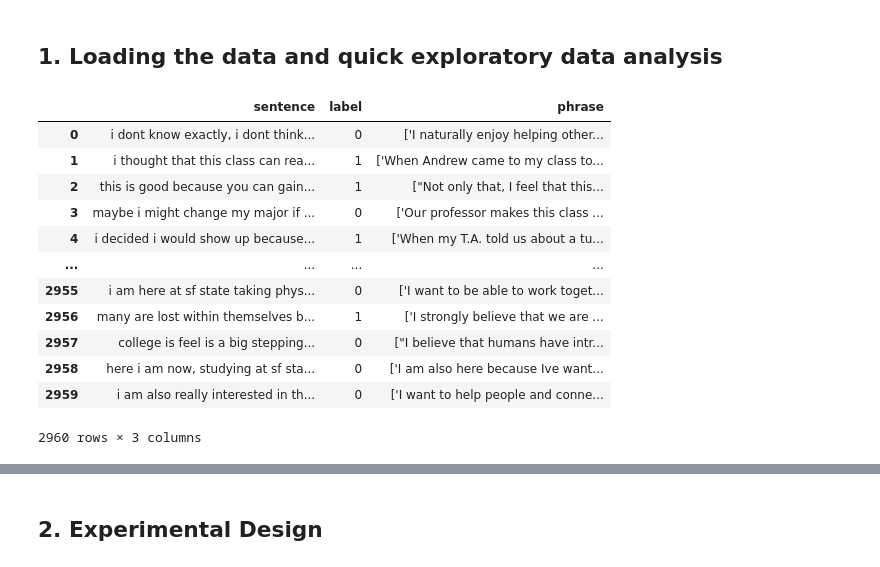
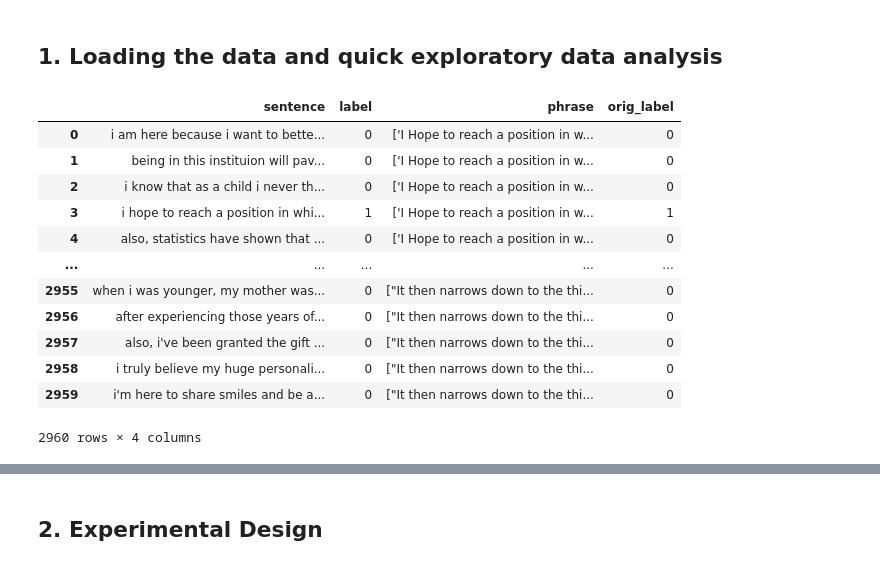
Before and after one commit to gianclbal/ml-alma-taccti, a Jupyter notebook: notebooks/experiments/exp_4_single/Social/Social_model_using_merged_data.ipynb, the cells around one changed output, grey strips where cells are left out. Cells and saved outputs as stored; diff of their text form; code cells hidden in the pictures.

Commit message:
social corrections

```diff
--- a/notebooks/experiments/exp_4_single/Social/Social_model_using_merged_data.ipynb
+++ b/notebooks/experiments/exp_4_single/Social/Social_model_using_merged_data.ipynb
@@ -71,21 +71,21 @@ pd.set_option('display.max_colwidth', None)
 #     else:
 #         print(f"File not found for theme: {theme}")
 # %%
-merged_social_df = pd.read_csv("/Users/gbaldonado/Developer/ml-alma-taccti/ml-alma-taccti/data/processed_for_model/corrections/Social/Social_merged_Reevaluated.csv")
+merged_social_df = pd.read_csv("/Users/gbaldonado/Developer/ml-alma-taccti/ml-alma-taccti/data/processed_for_model/corrections/Social/Social_merged_Reevaluated_3.csv")
 
 
 merged_social_df
 # %% [output]
-|  | sentence | label | phrase |
-| 0 | i dont know exactly, i dont think... | 0 | ['I naturally enjoy helping other... |
-| 1 | i thought that this class can rea... | 1 | ['When Andrew came to my class to... |
-| 2 | this is good because you can gain... | 1 | ["Not only that, I feel that this... |
-| 3 | maybe i might change my major if ... | 0 | ['Our professor makes this class ... |
-| 4 | i decided i would show up because... | 1 | ['When my T.A. told us about a tu... |
-| ... | ... | ... | ... |
-| 2955 | i am here at sf state taking phys... | 0 | ['I want to be able to work toget... |
-| 2956 | many are lost within themselves b... | 1 | ['I strongly believe that we are ... |
-| 2957 | college is feel is a big stepping... | 0 | ["I believe that humans have intr... |
-| 2958 | here i am now, studying at sf sta... | 0 | ['I am also here because Ive want... |
-| 2959 | i am also really interested in th... | 0 | ['I want to help people and conne... |
+|  | sentence | label | phrase | orig_label |
+| 0 | i am here because i want to bette... | 0 | ['I Hope to reach a position in w... | 0 |
+| 1 | being in this instituion will pav... | 0 | ['I Hope to reach a position in w... | 0 |
+| 2 | i know that as a child i never th... | 0 | ['I Hope to reach a position in w... | 0 |
+| 3 | i hope to reach a position in whi... | 1 | ['I Hope to reach a position in w... | 1 |
+| 4 | also, statistics have shown that ... | 0 | ['I Hope to reach a position in w... | 0 |
+| ... | ... | ... | ... | ... |
+| 2955 | when i was younger, my mother was... | 0 | ["It then narrows down to the thi... | 0 |
+| 2956 | after experiencing those years of... | 0 | ["It then narrows down to the thi... | 0 |
+| 2957 | also, i've been granted the gift ... | 0 | ["It then narrows down to the thi... | 0 |
+| 2958 | i truly believe my huge personali... | 0 | ["It then narrows down to the thi... | 0 |
+| 2959 | i'm here to share smiles and be a... | 0 | ["It then narrows down to the thi... | 0 |
-2960 rows × 3 columns
+2960 rows × 4 columns
```
Also changed, not shown: parts of 23 cells of this notebook, 49 other files.
